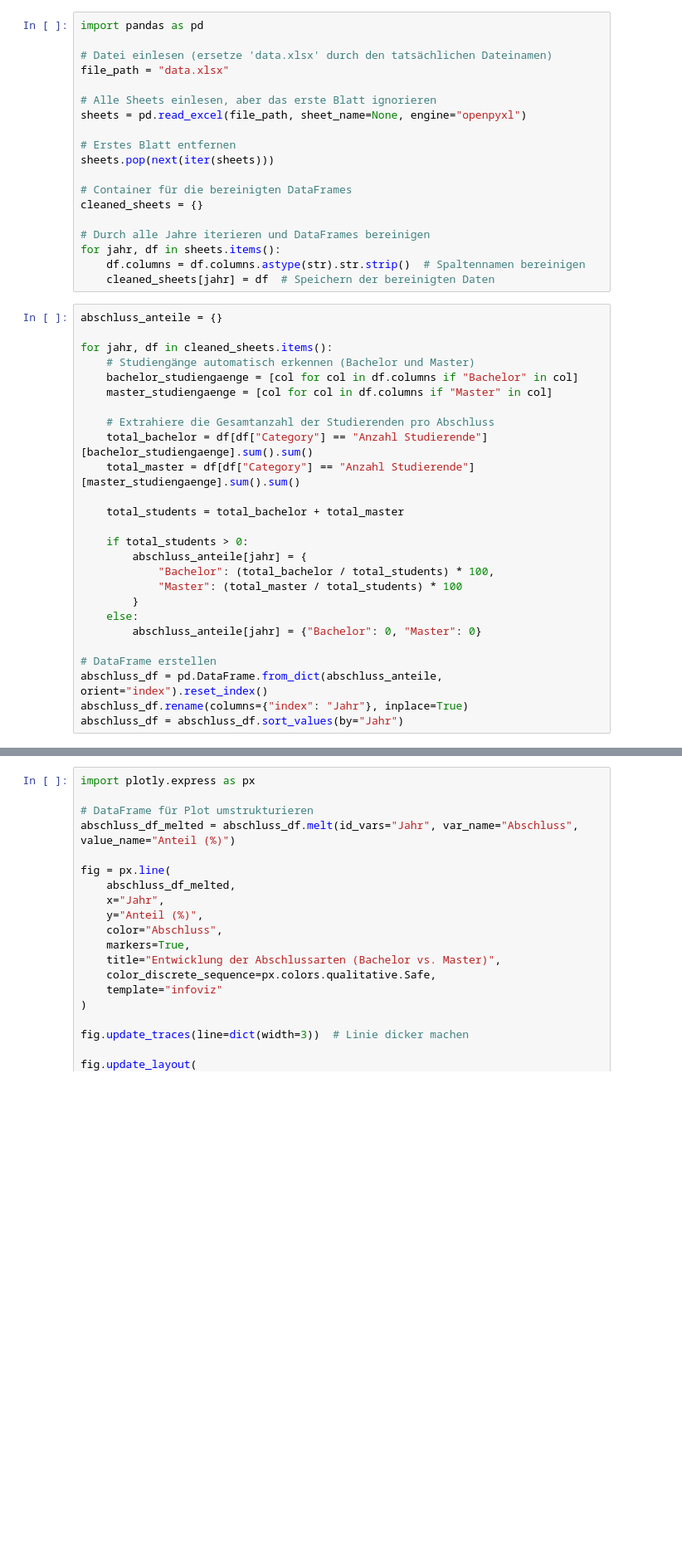
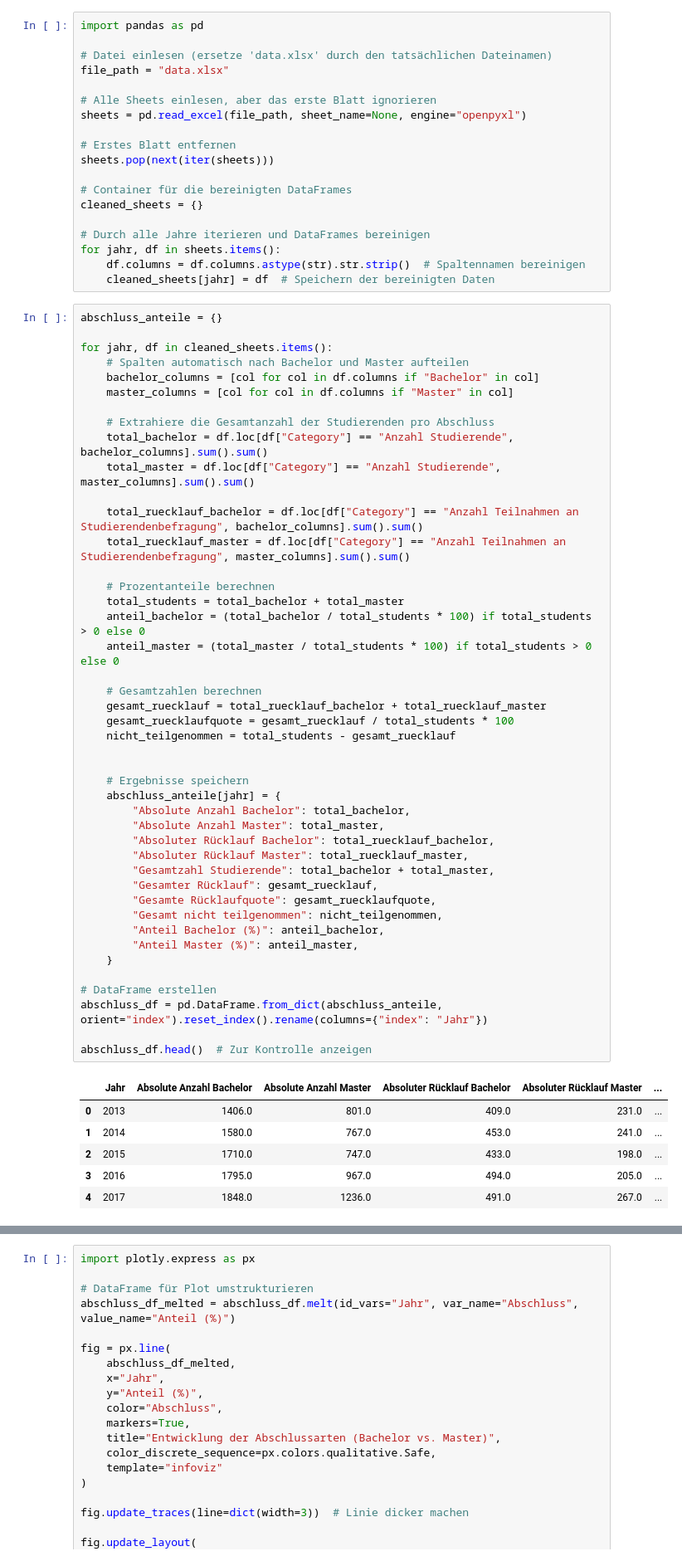
Before and after one commit to davidbirkenberger/infoviz, a Jupyter notebook: abschluss.ipynb, the cells around one changed output, grey strips where cells are left out. Shown: that part at 83% size. Cells and saved outputs as stored; diff of their text form; blank space fills up the shorter version.

```diff
--- a/abschluss.ipynb
+++ b/abschluss.ipynb
@@ -57,26 +57,51 @@ for jahr, df in sheets.items():
 # %%
 abschluss_anteile = {}
 
 for jahr, df in cleaned_sheets.items():
-    # Studiengänge automatisch erkennen (Bachelor und Master)
-    bachelor_studiengaenge = [col for col in df.columns if "Bachelor" in col]
-    master_studiengaenge = [col for col in df.columns if "Master" in col]
+    # Spalten automatisch nach Bachelor und Master aufteilen
+    bachelor_columns = [col for col in df.columns if "Bachelor" in col]
+    master_columns = [col for col in df.columns if "Master" in col]
 
     # Extrahiere die Gesamtanzahl der Studierenden pro Abschluss
-    total_bachelor = df[df["Category"] == "Anzahl Studierende"][bachelor_studiengaenge].sum().sum()
-    total_master = df[df["Category"] == "Anzahl Studierende"][master_studiengaenge].sum().sum()
+    total_bachelor = df.loc[df["Category"] == "Anzahl Studierende", bachelor_columns].sum().sum()
+    total_master = df.loc[df["Category"] == "Anzahl Studierende", master_columns].sum().sum()
 
+    total_ruecklauf_bachelor = df.loc[df["Category"] == "Anzahl Teilnahmen an Studierendenbefragung", bachelor_columns].sum().sum()
+    total_ruecklauf_master = df.loc[df["Category"] == "Anzahl Teilnahmen an Studierendenbefragung", master_columns].sum().sum()
+
+    # Prozentanteile berechnen
     total_students = total_bachelor + total_master
+    anteil_bachelor = (total_bachelor / total_students * 100) if total_students > 0 else 0
+    anteil_master = (total_master / total_students * 100) if total_students > 0 else 0
 
-    if total_students > 0:
-        abschluss_anteile[jahr] = {
-            "Bachelor": (total_bachelor / total_students) * 100,
-            "Master": (total_master / total_students) * 100
-        }
-    else:
-        abschluss_anteile[jahr] = {"Bachelor": 0, "Master": 0}
+    # Gesamtzahlen berechnen
+    gesamt_ruecklauf = total_ruecklauf_bachelor + total_ruecklauf_master
+    gesamt_ruecklaufquote = gesamt_ruecklauf / total_students * 100
+    nicht_teilgenommen = total_students - gesamt_ruecklauf
+
+
+    # Ergebnisse speichern
+    abschluss_anteile[jahr] = {
+        "Absolute Anzahl Bachelor": total_bachelor,
+        "Absolute Anzahl Master": total_master,
+        "Absoluter Rücklauf Bachelor": total_ruecklauf_bachelor,
+        "Absoluter Rücklauf Master": total_ruecklauf_master,
+        "Gesamtzahl Studierende": total_bachelor + total_master,
+        "Gesamter Rücklauf": gesamt_ruecklauf,
+        "Gesamte Rücklaufquote": gesamt_ruecklaufquote,
+        "Gesamt nicht teilgenommen": nicht_teilgenommen,
+        "Anteil Bachelor (%)": anteil_bachelor,
+        "Anteil Master (%)": anteil_master,
+    }
 
 # DataFrame erstellen
-abschluss_df = pd.DataFrame.from_dict(abschluss_anteile, orient="index").reset_index()
-abschluss_df.rename(columns={"index": "Jahr"}, inplace=True)
-abschluss_df = abschluss_df.sort_values(by="Jahr")
+abschluss_df = pd.DataFrame.from_dict(abschluss_anteile, orient="index").reset_index().rename(columns={"index": "Jahr"})
+
+abschluss_df.head()  # Zur Kontrolle anzeigen
+# %% [output]
+|  | Jahr | Absolute Anzahl Bachelor | Absolute Anzahl Master | Absoluter Rücklauf Bachelor | Absoluter Rücklauf Master | ... |
+| 0 | 2013 | 1406.0 | 801.0 | 409.0 | 231.0 | ... |
+| 1 | 2014 | 1580.0 | 767.0 | 453.0 | 241.0 | ... |
+| 2 | 2015 | 1710.0 | 747.0 | 433.0 | 198.0 | ... |
+| 3 | 2016 | 1795.0 | 967.0 | 494.0 | 205.0 | ... |
+| 4 | 2017 | 1848.0 | 1236.0 | 491.0 | 267.0 | ... |
```
Also changed, not shown: parts of 12 cells of this notebook, 5 other files.
